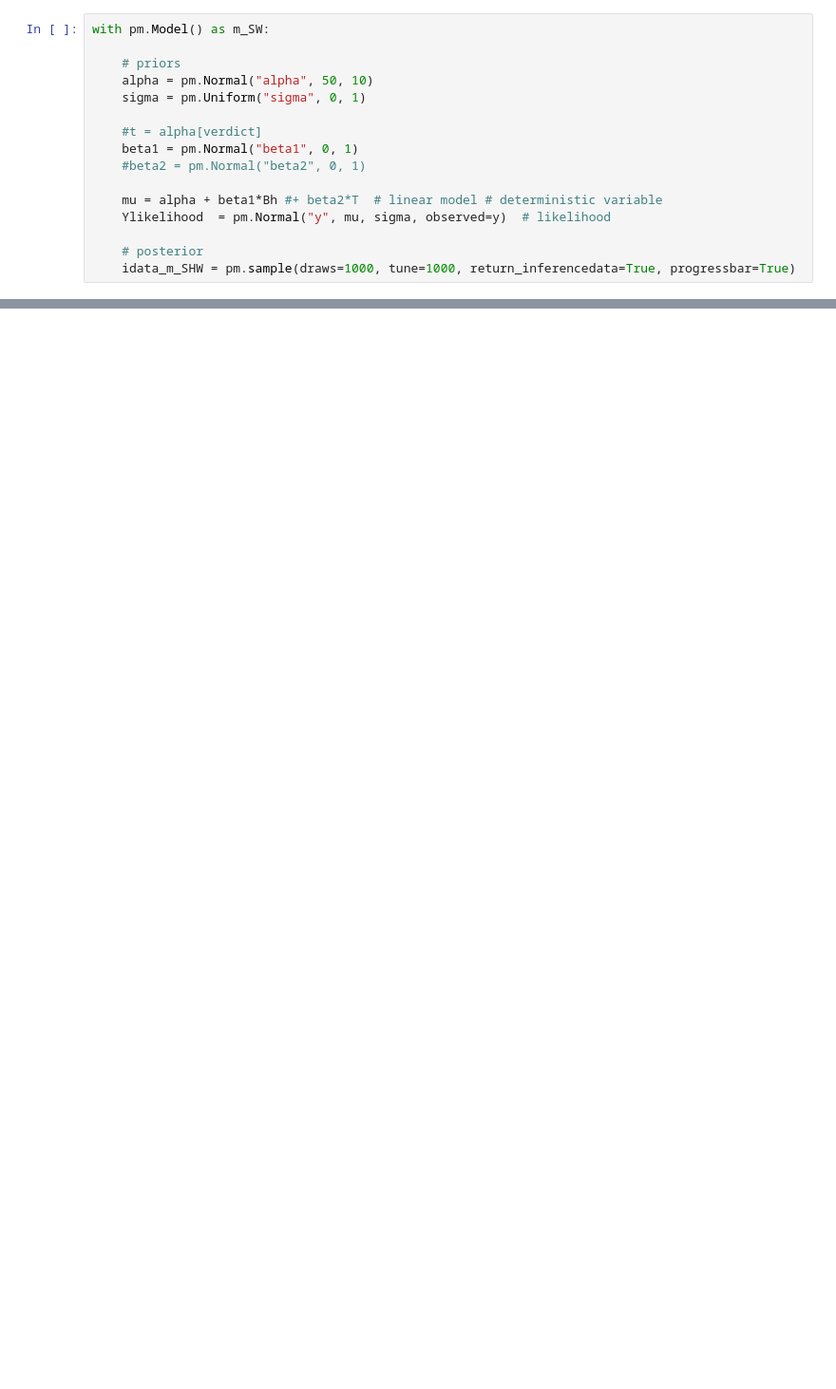
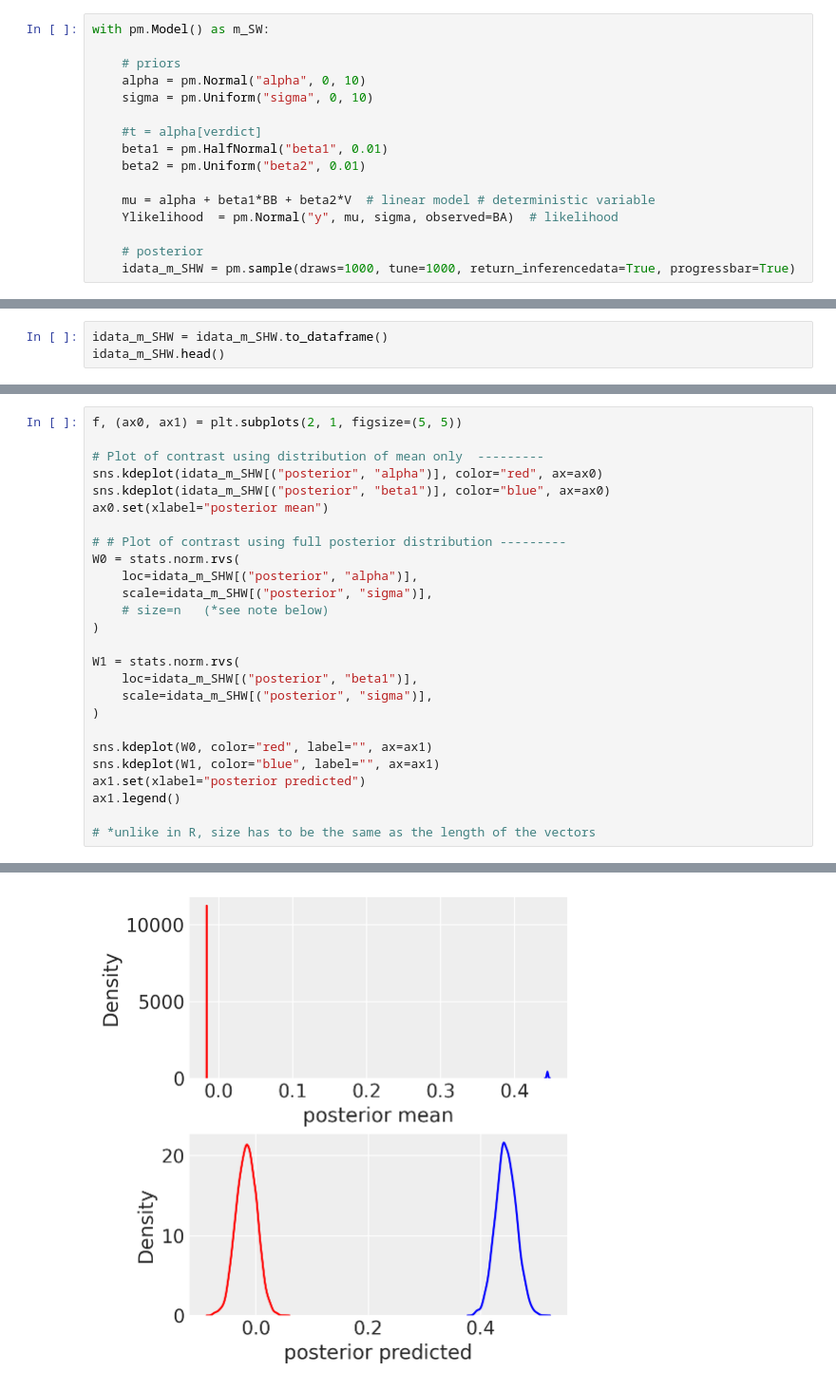
Before and after one commit to dilettagoglia/reddit-majority-opinion, a Jupyter notebook: src/regression.ipynb, the cells around one changed output, grey strips where cells are left out. Shown: that part at 95% size. Cells and saved outputs as stored; diff of their text form; blank space fills up the shorter version.

```diff
--- a/src/regression.ipynb
+++ b/src/regression.ipynb
@@ -56,15 +190,15 @@ print(y)
 with pm.Model() as m_SW:
 
     # priors
-    alpha = pm.Normal("alpha", 50, 10)
-    sigma = pm.Uniform("sigma", 0, 1)
+    alpha = pm.Normal("alpha", 0, 10)
+    sigma = pm.Uniform("sigma", 0, 10)
 
     #t = alpha[verdict]
-    beta1 = pm.Normal("beta1", 0, 1)
-    #beta2 = pm.Normal("beta2", 0, 1)
+    beta1 = pm.HalfNormal("beta1", 0.01)
+    beta2 = pm.Uniform("beta2", 0.01)
 
-    mu = alpha + beta1*Bh #+ beta2*T  # linear model # deterministic variable
-    Ylikelihood  = pm.Normal("y", mu, sigma, observed=y)  # likelihood
+    mu = alpha + beta1*BB + beta2*V  # linear model # deterministic variable
+    Ylikelihood  = pm.Normal("y", mu, sigma, observed=BA)  # likelihood
 
     # posterior
     idata_m_SHW = pm.sample(draws=1000, tune=1000, return_inferencedata=True, progressbar=True)
@@ -75,0 +220,3 @@ print(Bh)
+# %%
+idata_m_SHW = idata_m_SHW.to_dataframe()
+idata_m_SHW.head()
@@ -75,0 +234,27 @@ print(Bh)
+# %%
+f, (ax0, ax1) = plt.subplots(2, 1, figsize=(5, 5))
+
+# Plot of contrast using distribution of mean only  ---------
+sns.kdeplot(idata_m_SHW[("posterior", "alpha")], color="red", ax=ax0)
+sns.kdeplot(idata_m_SHW[("posterior", "beta1")], color="blue", ax=ax0)
+ax0.set(xlabel="posterior mean")
+
+# # Plot of contrast using full posterior distribution ---------
+W0 = stats.norm.rvs(
+    loc=idata_m_SHW[("posterior", "alpha")],
+    scale=idata_m_SHW[("posterior", "sigma")],
+    # size=n   (*see note below)
+)
+
+W1 = stats.norm.rvs(
+    loc=idata_m_SHW[("posterior", "beta1")],
+    scale=idata_m_SHW[("posterior", "sigma")],
+)
+
+sns.kdeplot(W0, color="red", label="", ax=ax1)
+sns.kdeplot(W1, color="blue", label="", ax=ax1)
+ax1.set(xlabel="posterior predicted")
+ax1.legend()
+
+# *unlike in R, size has to be the same as the length of the vectors
+# %% [output]
@@ -75,0 +263 @@ print(Bh)
+[figure, added]
```
Also changed, not shown: parts of 24 cells of this notebook, 4 other files.
